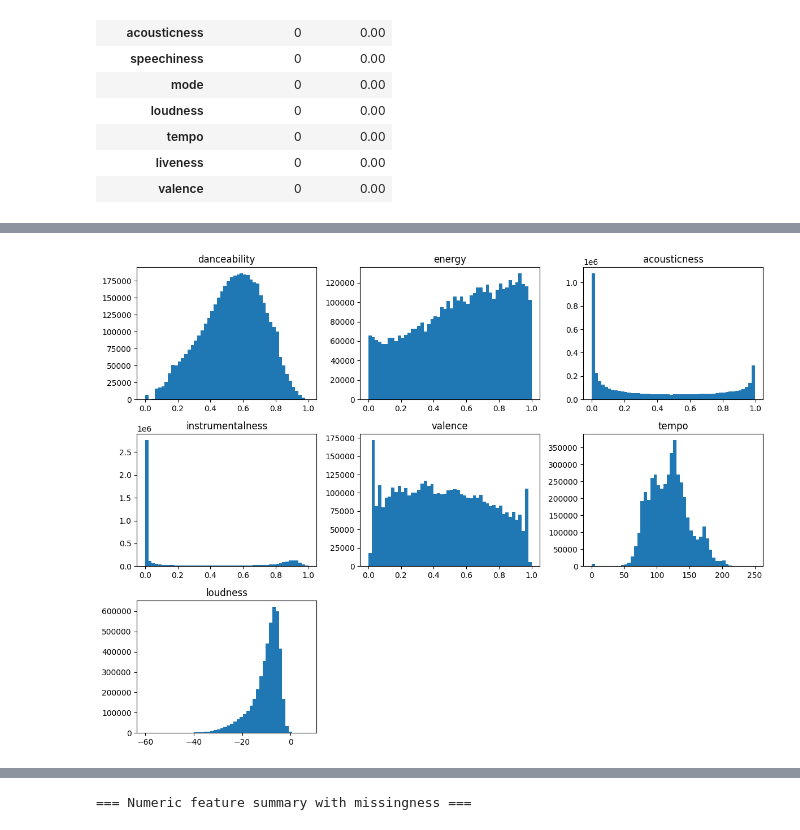
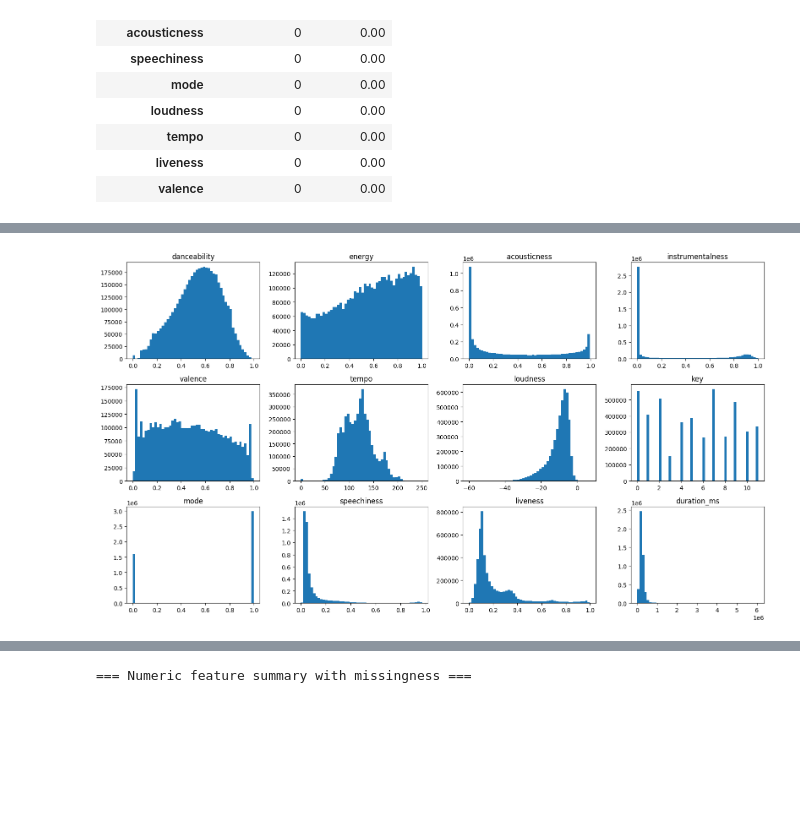
Before and after one commit to KieranSatheesan/Music_Recommender, a Jupyter notebook: notebooks/03_combined_features_analysis.ipynb, the cells around one changed output, grey strips where cells are left out. Cells and saved outputs as stored; diff of their text form; code cells hidden in the pictures; blank space fills up the shorter version.

```diff
--- a/notebooks/03_combined_features_analysis.ipynb
+++ b/notebooks/03_combined_features_analysis.ipynb
@@ -254,30 +254,35 @@ display(range_checks_df)
 # %%
 # Pick a subset of core features to visualise
 plot_cols = [
     "danceability",
     "energy",
     "acousticness",
     "instrumentalness",
     "valence",
     "tempo",
     "loudness",
+    "key",
+    "mode",
+    "speechiness",
+    "liveness",
+    "duration_ms",
 ]
 
 existing_plot_cols = [c for c in plot_cols if c in df.columns]
 
-n_cols = 3
+n_cols = 4
 n_plots = len(existing_plot_cols)
 n_rows = int(np.ceil(n_plots / n_cols))
 
 plt.figure(figsize=(n_cols * 4, n_rows * 3))
 
 for i, col in enumerate(existing_plot_cols, start=1):
     plt.subplot(n_rows, n_cols, i)
     series = df[col].dropna()
     plt.hist(series, bins=50)
     plt.title(col)
     plt.tight_layout()
 
 plt.show()
 # %% [output]
-[figure, old version]
+[figure, new version]
```
Also changed, not shown: parts of 5 cells of this notebook.
